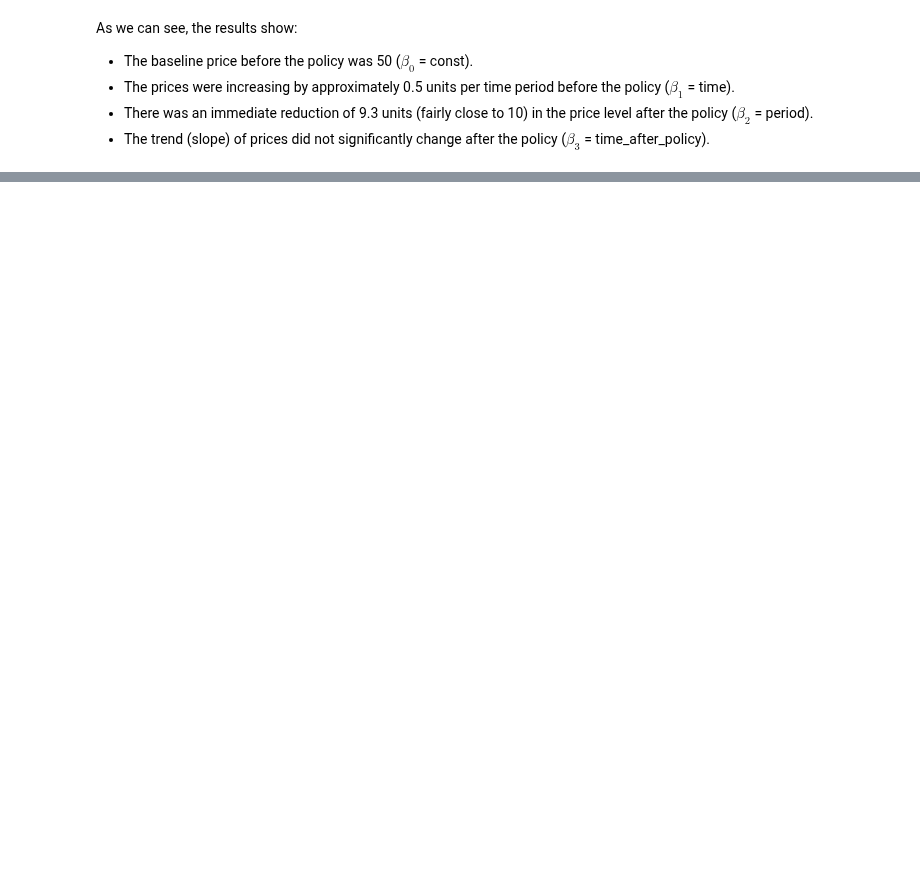
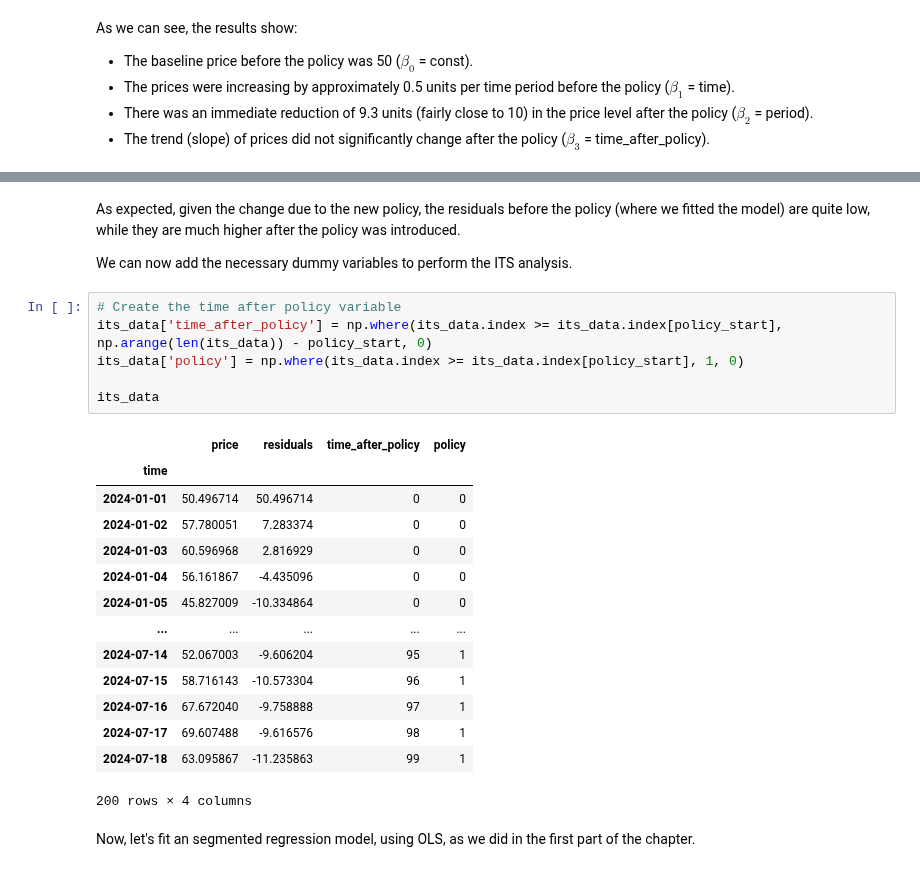
Before and after one commit to dcacciarelli/my-causality-book, a Jupyter notebook: _build/jupyter_execute/notebooks/interrupted_time_series.ipynb, the cells around one changed output, grey strips where cells are left out. Drawn from its saved outputs; the diff is of its cells as text; blank space fills up the shorter version.

```diff
--- a/_build/jupyter_execute/notebooks/interrupted_time_series.ipynb
+++ b/_build/jupyter_execute/notebooks/interrupted_time_series.ipynb
@@ -91,0 +167,27 @@ As we can see, the results show:
+# %% [markdown]
+As expected, given the change due to the new policy, the residuals before the policy (where we fitted the model) are quite low, while they are much higher after the policy was introduced.
+
+We can now add the necessary dummy variables to perform the ITS analysis.
+# %%
+# Create the time after policy variable
+its_data['time_after_policy'] = np.where(its_data.index >= its_data.index[policy_start], np.arange(len(its_data)) - policy_start, 0)
+its_data['policy'] = np.where(its_data.index >= its_data.index[policy_start], 1, 0)
+
+its_data
+# %% [output]
+|  | price | residuals | time_after_policy | policy |
+| time |  |  |  |  |
+| 2024-01-01 | 50.496714 | 50.496714 | 0 | 0 |
+| 2024-01-02 | 57.780051 | 7.283374 | 0 | 0 |
+| 2024-01-03 | 60.596968 | 2.816929 | 0 | 0 |
+| 2024-01-04 | 56.161867 | -4.435096 | 0 | 0 |
+| 2024-01-05 | 45.827009 | -10.334864 | 0 | 0 |
+| ... | ... | ... | ... | ... |
+| 2024-07-14 | 52.067003 | -9.606204 | 95 | 1 |
+| 2024-07-15 | 58.716143 | -10.573304 | 96 | 1 |
+| 2024-07-16 | 67.672040 | -9.758888 | 97 | 1 |
+| 2024-07-17 | 69.607488 | -9.616576 | 98 | 1 |
+| 2024-07-18 | 63.095867 | -11.235863 | 99 | 1 |
+200 rows × 4 columns
+# %% [markdown]
+Now, let's fit an segmented regression model, using OLS, as we did in the first part of the chapter.
```
Also changed, not shown: parts of 8 cells of this notebook, 10 other files.
